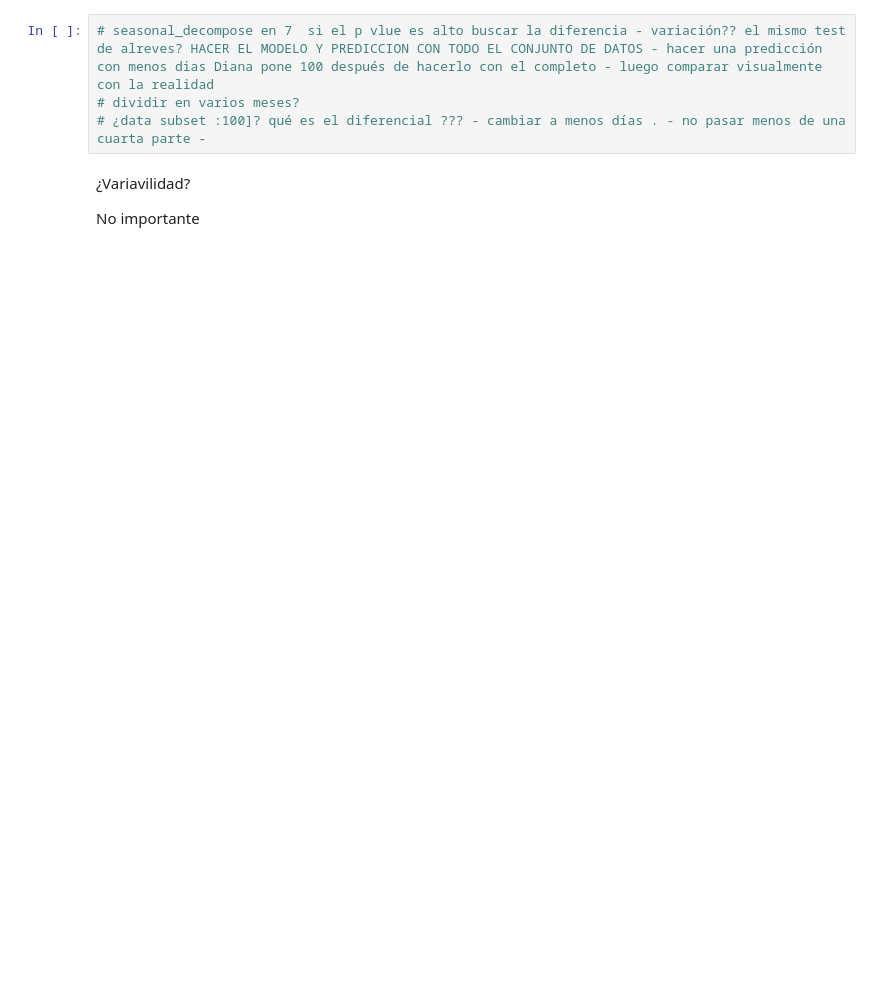
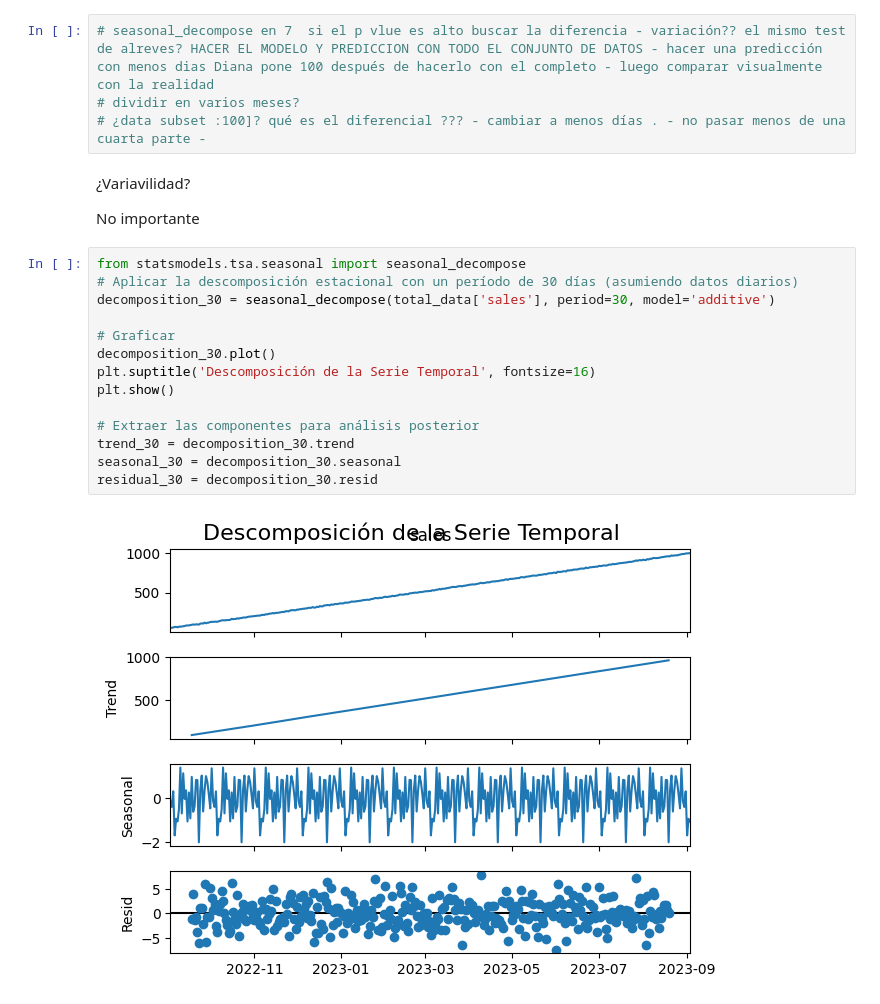
Before and after one commit to 4GeeksAcademy/Proyecto-de-Serie-Temporal-Alternativa, a Jupyter notebook: src/explore.ipynb, the cells around one changed output. Saved outputs shown, nothing was run; the diff lists cells and outputs as text; blank space fills up the shorter version.

```diff
--- a/src/explore.ipynb
+++ b/src/explore.ipynb
@@ -130,3 +153,19 @@ critical_values = adf_result[4]
 ¿Variavilidad?
 
 No importante
+# %%
+from statsmodels.tsa.seasonal import seasonal_decompose
+# Aplicar la descomposición estacional con un período de 30 días (asumiendo datos diarios)
+decomposition_30 = seasonal_decompose(total_data['sales'], period=30, model='additive')
+
+# Graficar
+decomposition_30.plot()
+plt.suptitle('Descomposición de la Serie Temporal', fontsize=16)
+plt.show()
+
+# Extraer las componentes para análisis posterior
+trend_30 = decomposition_30.trend
+seasonal_30 = decomposition_30.seasonal
+residual_30 = decomposition_30.resid
+# %% [output]
+[figure, added]
```
Also changed, not shown: parts of 14 cells of this notebook.
